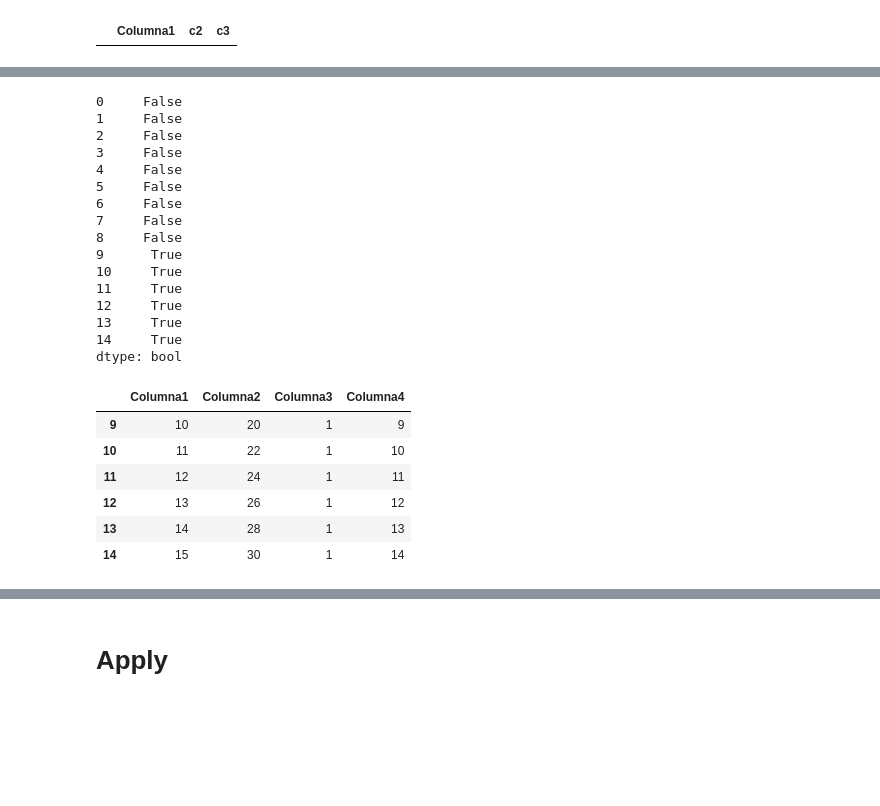
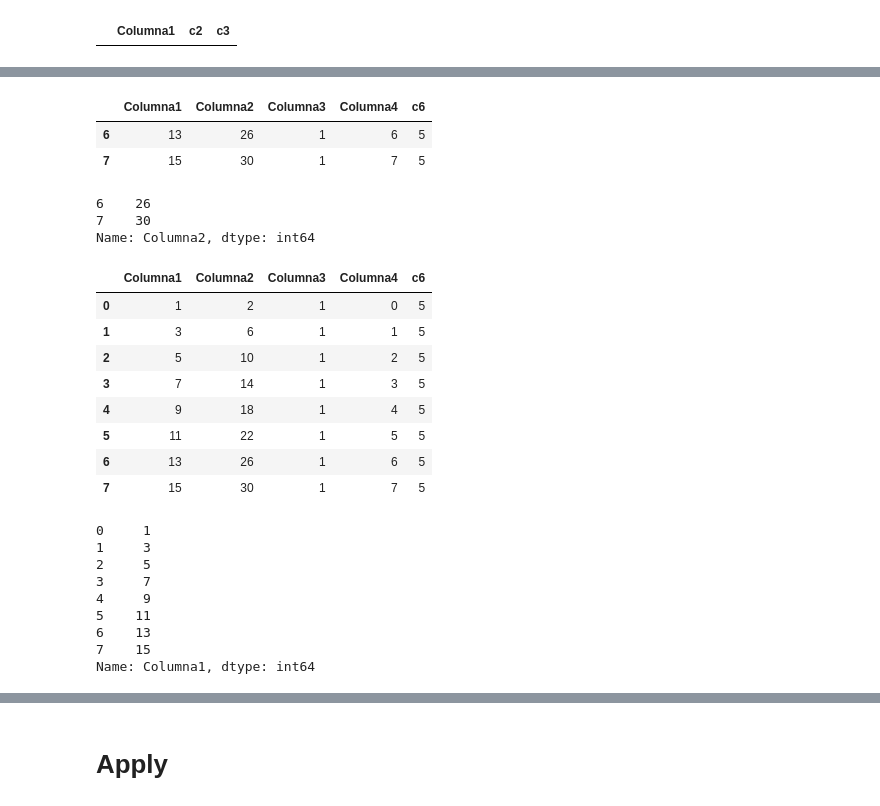
Before and after one commit to CexBomb/Master_Data_Science_Repo, a Jupyter notebook: Pandas/Pandas Getting Started.ipynb, the cells around one changed output, grey strips where cells are left out. Cells and saved outputs as stored; diff of their text form; code cells hidden in the pictures; blank space fills up the shorter version.

```diff
--- a/Pandas/Pandas Getting Started.ipynb
+++ b/Pandas/Pandas Getting Started.ipynb
@@ -172,7 +187,5 @@ element2       the
 element3    Pandas
 dtype: object
-# %%
-lista3 = range(1,9)
 # %%
 lista3
 # %% [output]
@@ -398,5 +404,5 @@ dataframe1
 # %%
-dataframe1["col5"]=np.arange(15)
+dataframe1["col5"]=np.arange(8)
 # %%
 dataframe1
 # %% [output]
@@ -533,2 +559,3 @@ dataframe1
 # %%
-dataframe1.columns = ["c1","c2","c3","c4","c5"]
+#Esto falla
+#dataframe1.columns = ["c1","c2","c3","c4","c5"]
@@ -582,3 +601,5 @@ dataframe1.reindex([2,3,4,20,22,23])
 | 20 | NaN | NaN | NaN | NaN |
 | 22 | NaN | NaN | NaN | NaN |
 | 23 | NaN | NaN | NaN | NaN |
+# %%
+dataframe1["c6"]=5
@@ -768,29 +750,36 @@ condicion = (dataframe1["Columna2"] > 10) & (dataframe1["Columna4"] > 8)
-# %%
-condicion
-# %% [output]
-0     False
-1     False
-2     False
-3     False
-4     False
-5     False
-6     False
-7     False
-8     False
-9      True
-10     True
-11     True
-12     True
-13     True
-14     True
-dtype: bool
+# %%
+dataframe1[seriecondicion]
+# %% [output]
+|  | Columna1 | Columna2 | Columna3 | Columna4 | c6 |
+| 6 | 13 | 26 | 1 | 6 | 5 |
+| 7 | 15 | 30 | 1 | 7 | 5 |
+# %%
+dataframe1[seriecondicion]["Columna2"]
+# %% [output]
+6    26
+7    30
+Name: Columna2, dtype: int64
 # %%
-dataframe1[condicion]
+dataframe1
 # %% [output]
-|  | Columna1 | Columna2 | Columna3 | Columna4 |
-| 9 | 10 | 20 | 1 | 9 |
-| 10 | 11 | 22 | 1 | 10 |
-| 11 | 12 | 24 | 1 | 11 |
-| 12 | 13 | 26 | 1 | 12 |
-| 13 | 14 | 28 | 1 | 13 |
-| 14 | 15 | 30 | 1 | 14 |
+|  | Columna1 | Columna2 | Columna3 | Columna4 | c6 |
+| 0 | 1 | 2 | 1 | 0 | 5 |
+| 1 | 3 | 6 | 1 | 1 | 5 |
+| 2 | 5 | 10 | 1 | 2 | 5 |
+| 3 | 7 | 14 | 1 | 3 | 5 |
+| 4 | 9 | 18 | 1 | 4 | 5 |
+| 5 | 11 | 22 | 1 | 5 | 5 |
+| 6 | 13 | 26 | 1 | 6 | 5 |
+| 7 | 15 | 30 | 1 | 7 | 5 |
+# %%
+dataframe1["Columna1"]
+# %% [output]
+0     1
+1     3
+2     5
+3     7
+4     9
+5    11
+6    13
+7    15
+Name: Columna1, dtype: int64
```
Also changed, not shown: parts of 157 cells of this notebook, 13 other files.
